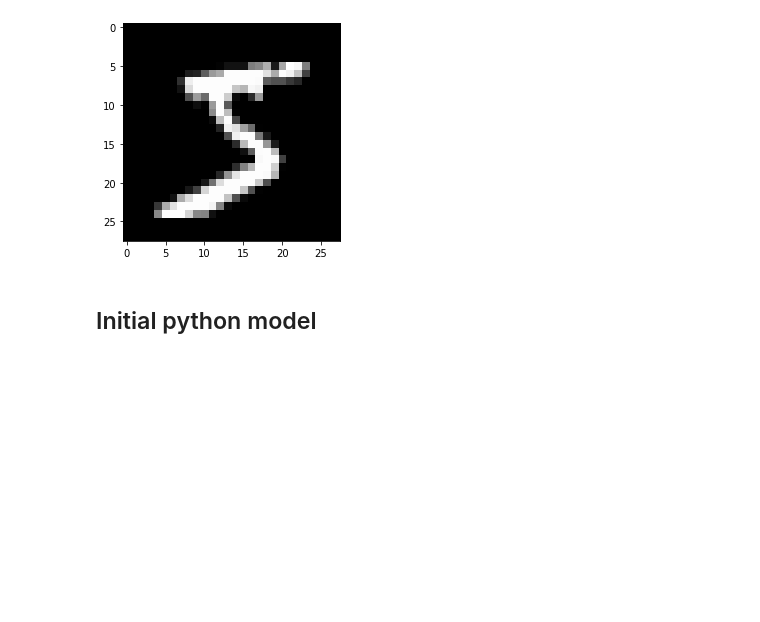
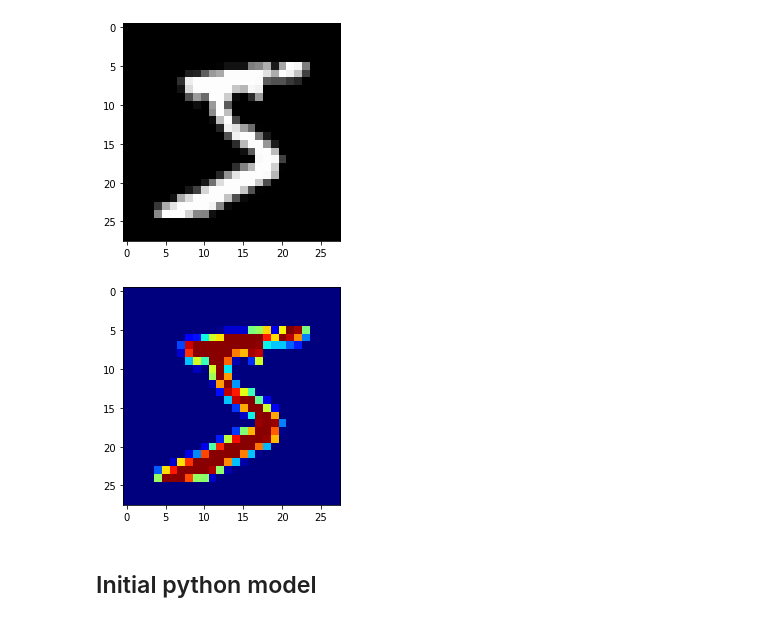
Before and after one commit to ttong-ai/course-v3, a Jupyter notebook: nbs/dl2/01_matmul.ipynb, the cells around one changed output. Cells and saved outputs as stored; diff of their text form; code cells hidden in the pictures; blank space fills up the shorter version.

```diff
--- a/nbs/dl2/01_matmul.ipynb
+++ b/nbs/dl2/01_matmul.ipynb
@@ -113,6 +120,11 @@ img.view(28,28).type()
 plt.imshow(img.view((28,28)));
 # %% [output]
 [figure]
+# %%
+cmap = plt.get_cmap('jet')
+plt.imshow(img.view((28,28)), cmap);
+# %% [output]
+[figure, added]
 # %% [markdown]
 ## Initial python model
 # %% [markdown]
```
Also changed, not shown: parts of 12 cells of this notebook, 7 other files.
